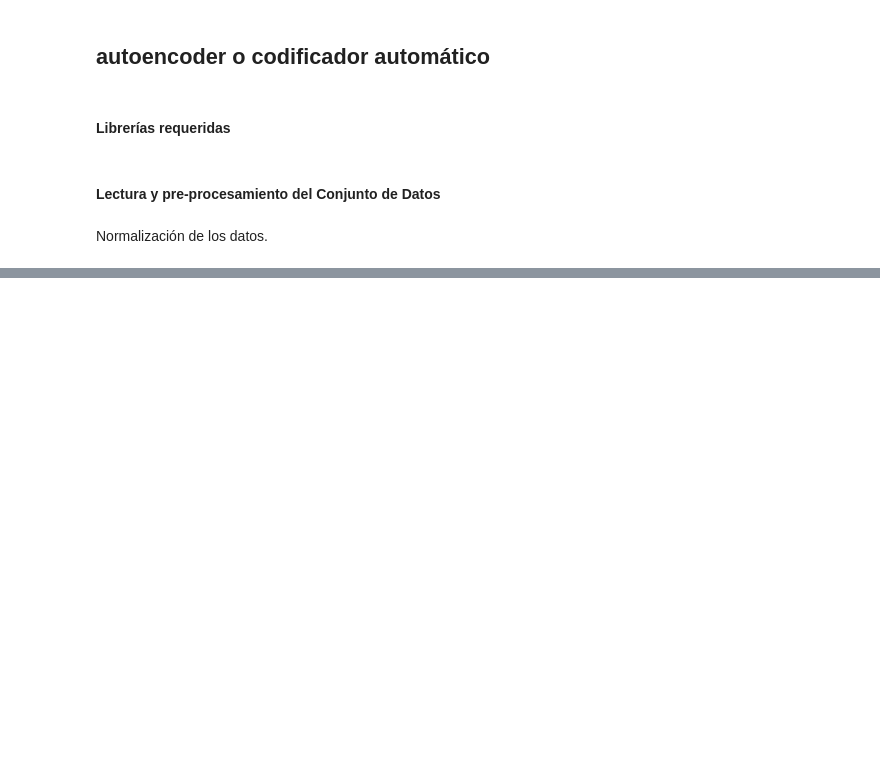
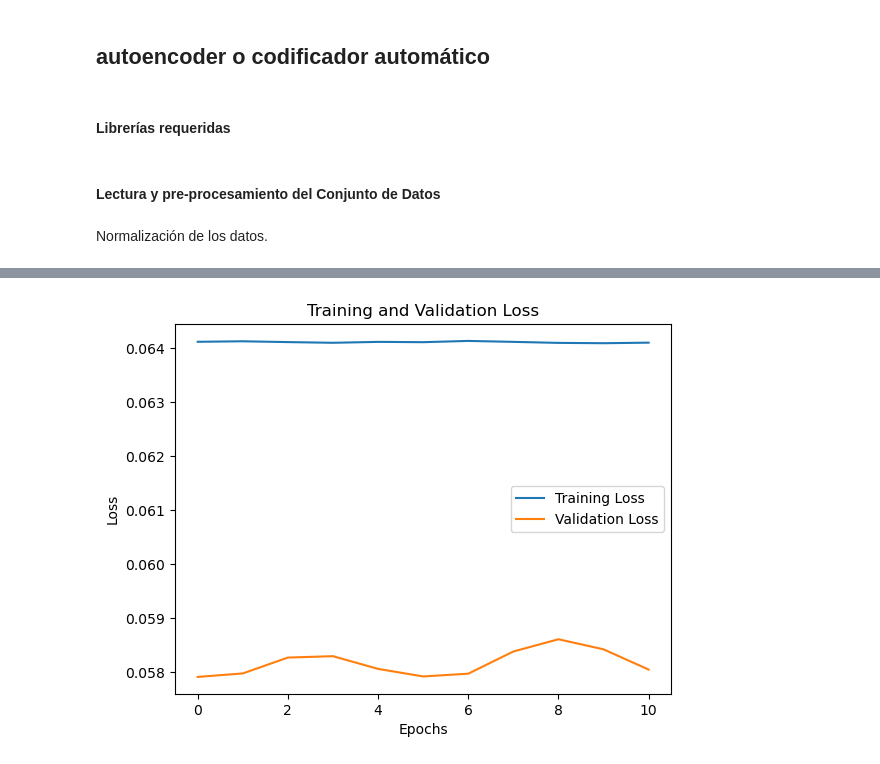
Before and after one commit to ctobar96/Redes-Recurrentes-Recursivas-Autoencoder, a Jupyter notebook: RNN.ipynb, the cells around one changed output, grey strips where cells are left out. Cells and saved outputs as stored; diff of their text form; code cells hidden in the pictures; blank space fills up the shorter version.

Commit message:
Autoencoders

```diff
--- a/RNN.ipynb
+++ b/RNN.ipynb
@@ -308,0 +348,11 @@ print('Shape of test_images:', test_images.shape)
+# %%
+# Calcular el input_dim a partir de train_images
+_, height, width, channels = train_images.shape
+input_dim = height * width * channels
+
+# Aplanar las imágenes para alimentar el Autoencoder
+x_train_flat = train_images.reshape(-1, input_dim)
+x_test_flat = test_images.reshape(-1, input_dim)
+
+# Definir la capa de entrada
+input_img = Input(shape=(input_dim,))
@@ -308,0 +393,3 @@ print('Shape of test_images:', test_images.shape)
+# %%
+# Configuración de modelo
+autoencoder.compile(optimizer='adam', loss=losses.MeanSquaredError())
@@ -308,0 +402,14 @@ print('Shape of test_images:', test_images.shape)
+# %%
+from tensorflow.keras.callbacks import EarlyStopping # type: ignore
+# Definir early stopping
+early_stopping = EarlyStopping(monitor='val_loss', patience=10, restore_best_weights=True)
+
+history = autoencoder.fit(
+    x_train_flat, # Conjunto de datos de entrenamiento aplanado
+    x_train_flat,
+    epochs=50,
+    batch_size=100, # Tamaño
+    shuffle=True,
+    validation_data=(x_test_flat, x_test_flat), # evaluar el rendimiento del modelo
+    callbacks=[early_stopping]
+)
@@ -308,0 +434,11 @@ print('Shape of test_images:', test_images.shape)
+# %%
+# Graficar pérdida de entrenamiento y validación
+plt.plot(history.history['loss'], label='Training Loss')
+plt.plot(history.history['val_loss'], label='Validation Loss')
+plt.title('Training and Validation Loss')
+plt.xlabel('Epochs')
+plt.ylabel('Loss')
+plt.legend()
+plt.show()
+# %% [output]
+[figure, added]
```
Also changed, not shown: parts of 16 cells of this notebook.
